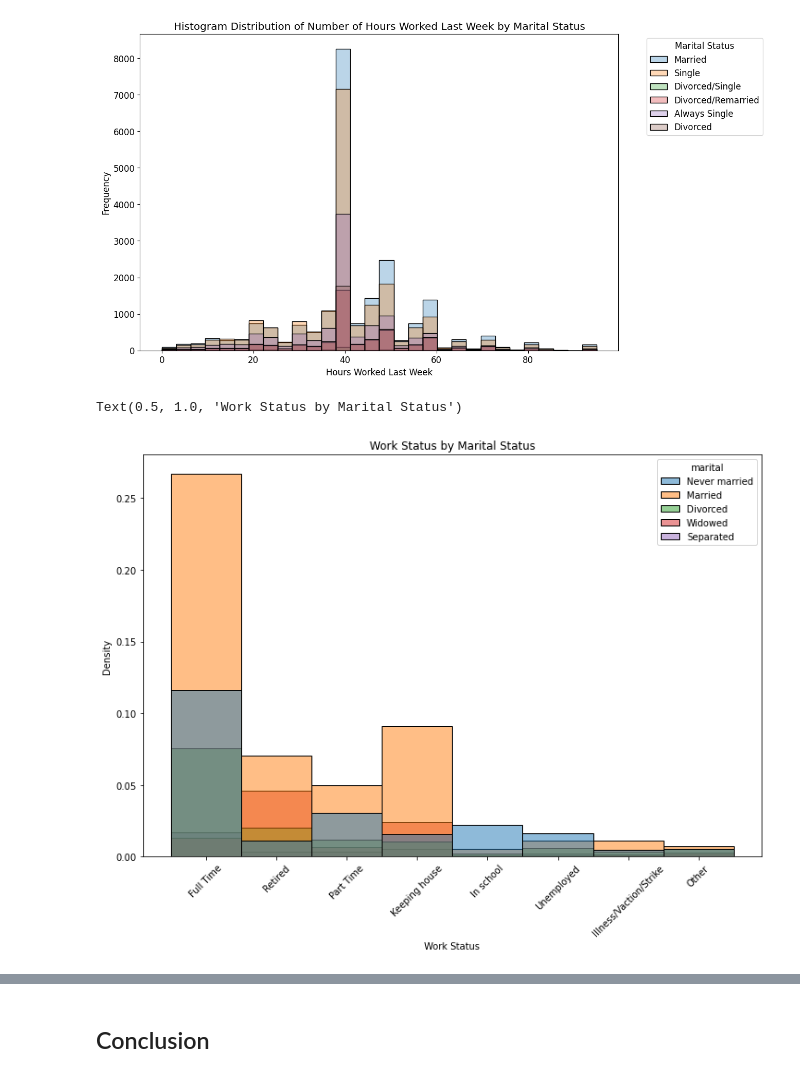
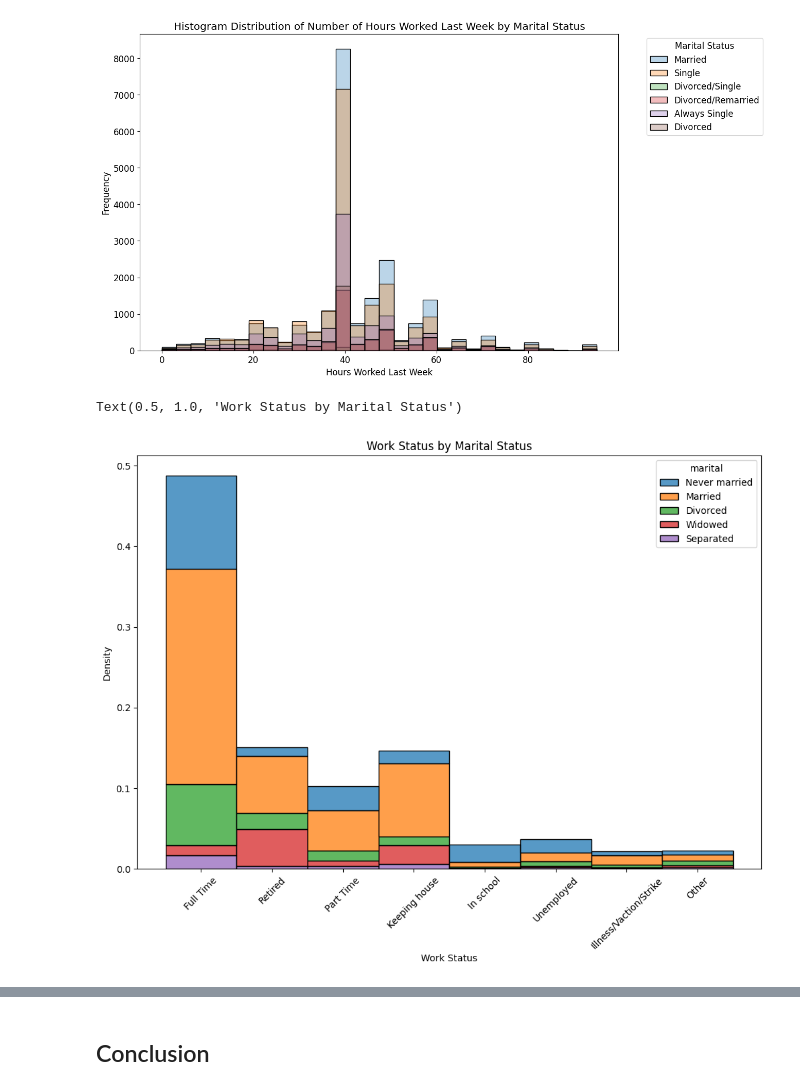
Before and after one commit to DS3001/group22, a Jupyter notebook: Midterm_Work.ipynb, the cells around one changed output, grey strips where cells are left out. Drawn from its saved outputs; the diff is of its cells as text; code cells hidden in the pictures.

```diff
--- a/Midterm_Work.ipynb
+++ b/Midterm_Work.ipynb
@@ -874,12 +985,12 @@ plt.show()
 [figure]
 # %%
 plt.figure(figsize=(12, 8))
-sns.histplot(data=df, x='wrkstat', hue='marital', stat='density')
+sns.histplot(data=df, x='wrkstat', hue='marital', stat='density', multiple='stack')
 plt.xticks(rotation=45)
 plt.xlabel("Work Status")
 plt.title("Work Status by Marital Status")
 # %% [output]
 Text(0.5, 1.0, 'Work Status by Marital Status')
-[figure, old version]
+[figure, new version]
 # %%
 plt.figure(figsize=(12, 8))
```
Also changed, not shown: parts of 14 cells of this notebook.
